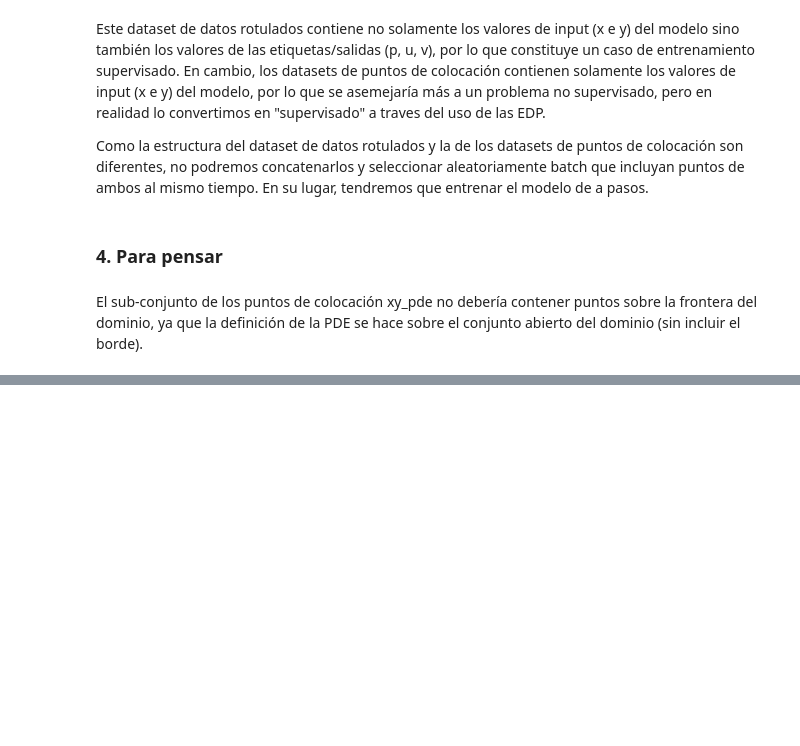
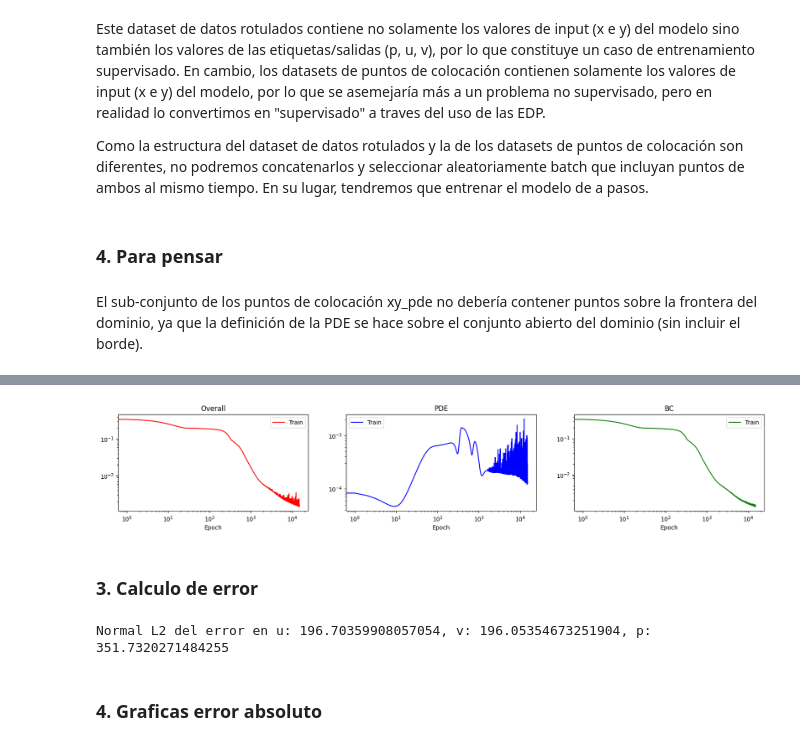
Before and after one commit to maxit1992/MIA_RNIF, a Jupyter notebook: TP_RNIF.ipynb, the cells around one changed output, grey strips where cells are left out. Drawn from its saved outputs; the diff is of its cells as text; code cells hidden in the pictures; blank space fills up the shorter version.

```diff
--- a/TP_RNIF.ipynb
+++ b/TP_RNIF.ipynb
@@ -182,0 +198,3 @@ El sub-conjunto de los puntos de colocación xy_pde no debería contener puntos
+# %%
+device = torch.device("cuda:0" if torch.cuda.is_available() else "cpu")
+device
@@ -182,0 +280,14 @@ El sub-conjunto de los puntos de colocación xy_pde no debería contener puntos
+# %%
+model_parameters = {
+    "Device": device,
+    "Reynolds": 100,
+    "InputDimensions": 2,
+    "OutputDimensions": 3,
+    "NumberOfNeurons": 20,
+    "NumberOfHiddenLayers": 8,
+    "ActivationFunction": nn.Tanh()
+}
+
+torch.manual_seed(10)
+model = PINN_Module(model_parameters).to(device)
+init_xavier(model)
@@ -182,0 +348,13 @@ El sub-conjunto de los puntos de colocación xy_pde no debería contener puntos
+# %%
+# Evolution of the loss function
+fig, ax = plt.subplots(1, len(loss_train), figsize=(20, 3))
+colors = ['red', 'blue', 'green']
+for i, loss_type in enumerate(loss_train):
+    epoch_train = np.arange(0, len(loss_train[loss_type]))
+    ax[i].loglog(epoch_train, loss_train[loss_type], color=colors[i], label='Train')
+    ax[i].set_xlabel('Epoch')
+    ax[i].set_title(loss_type)
+    ax[i].legend()
+plt.show()
+# %% [output]
+[figure, added]
@@ -182,0 +363,2 @@ El sub-conjunto de los puntos de colocación xy_pde no debería contener puntos
+# %% [markdown]
+### 3. Calculo de error
@@ -182,0 +377,9 @@ El sub-conjunto de los puntos de colocación xy_pde no debería contener puntos
+# %%
+u_l2_norm = l2_norm(output_data[:,0], labels_data_all[:,0])
+v_l2_norm = l2_norm(output_data[:,1], labels_data_all[:,1])
+p_l2_norm = l2_norm(output_data[:,2], labels_data_all[:,2])
+print(f"Normal L2 del error en u: {u_l2_norm}, v: {v_l2_norm}, p: {p_l2_norm}")
+# %% [output]
+Normal L2 del error en u: 196.70359908057054, v: 196.05354673251904, p: 351.7320271484255
+# %% [markdown]
+### 4. Graficas error absoluto
```
Also changed, not shown: parts of 21 cells of this notebook, 1 other file.
